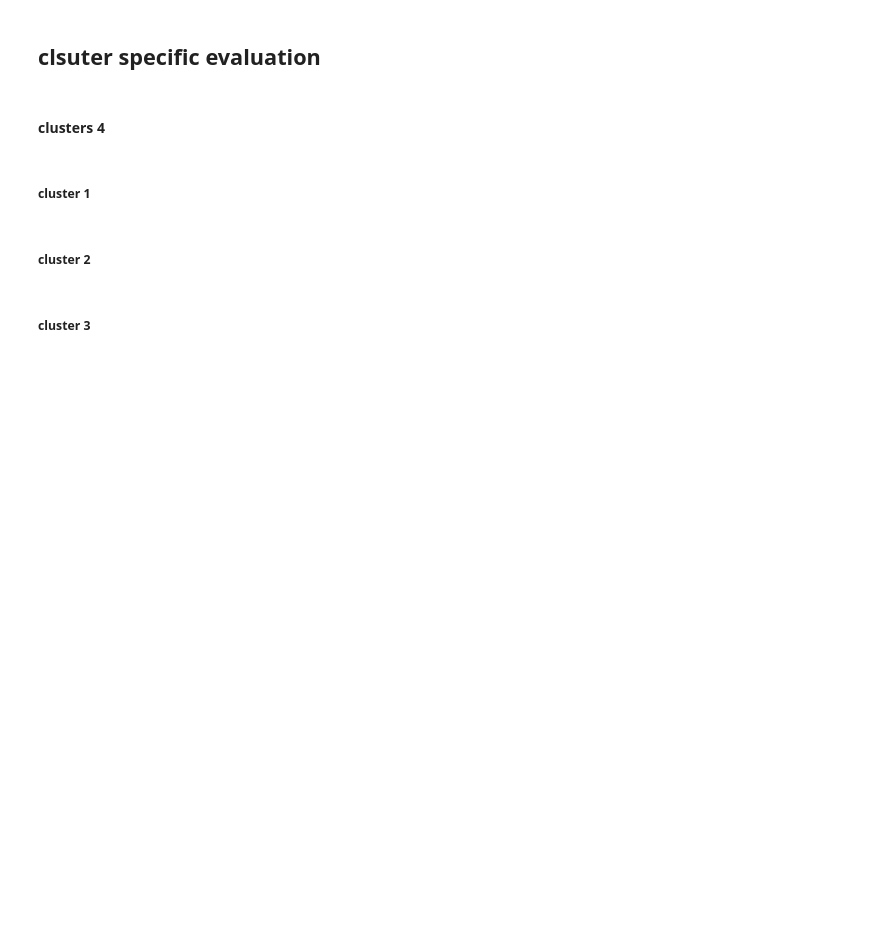
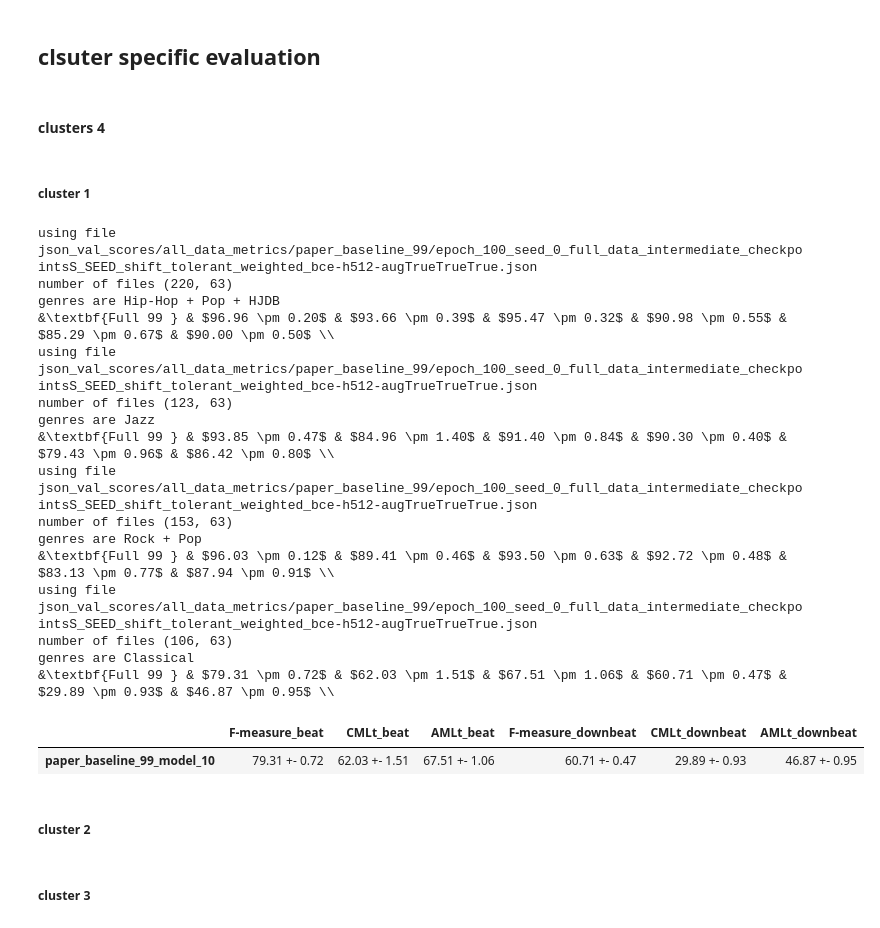
Before and after one commit to PulyaPolya/beat_this, a Jupyter notebook: results_evaluation.ipynb, the cells around one changed output. Saved outputs shown, nothing was run; the diff lists cells and outputs as text; code cells hidden in the pictures; blank space fills up the shorter version.

```diff
--- a/results_evaluation.ipynb
+++ b/results_evaluation.ipynb
@@ -1908,24 +1908,47 @@ res
 # %%
 json_path = "json_val_scores"
 name = ""
-decimals = 3
+decimals = 2
+trial= 10
 seeds = [0,1,2,3,4,5,6,7,8,9]
 extrat_std = True
-cluster = 2
+cluster = 1
 cluster_config="clusters4_layer12"
 df_path="data_cluster_assignments/df_cmeans_12_4clusters_new.csv"
-scores, genres = get_restults_per_cluster(
-            json_path, cluster=cluster, seeds=seeds,  subfolder = "all_data_metrics", filter_files=True,
-            df_path=df_path, full=False, name = f"paper_baseline_99"
+for cluster in [1,2,3,4]:
+    scores, genres = get_restults_per_cluster(
+                json_path, cluster=cluster, seeds=seeds,  subfolder = "all_data_metrics", filter_files=True,
+                df_path=df_path, full=False, name = f"paper_baseline_99"
 
-        )
-if len(seeds) >1:
-    res = extract_mean_std(scores, trial = trial, extract_std=extrat_std, decimals = decimals, name = f"paper_baseline_99")
+            )
+    if len(seeds) >1:
+        res = extract_mean_std(scores, trial = trial, extract_std=extrat_std, decimals = decimals, name = f"paper_baseline_99")
+    res
+    columns =["F-measure", "AMLt","CMLt"]
+    cols = [col for col in res.columns if any(c in col for c in columns)]
+    res = res[cols[:-1]]
+    for row in df_to_latex_rows(res, rename_idx=[  "Full 99 " ], bold_index = True, pm= True, bold_difference=False, bold_baseline_if_best= False, bold_max_per_col=False):
+        print("&" + row)
 res
-columns =["F-measure", "AMLt","CMLt", "ACR_L2_any"]
-cols = [col for col in res.columns if any(c in col for c in columns)]
-res = res[cols[:-1]]
-res
+# %% [output]
+using file   json_val_scores/all_data_metrics/paper_baseline_99/epoch_100_seed_0_full_data_intermediate_checkpointsS_SEED_shift_tolerant_weighted_bce-h512-augTrueTrueTrue.json
+number of files (220, 63)
+genres are Hip-Hop + Pop + HJDB
+&\textbf{Full 99 } & $96.96 \pm 0.20$ & $93.66 \pm 0.39$ & $95.47 \pm 0.32$ & $90.98 \pm 0.55$ & $85.29 \pm 0.67$ & $90.00 \pm 0.50$ \\
+using file   json_val_scores/all_data_metrics/paper_baseline_99/epoch_100_seed_0_full_data_intermediate_checkpointsS_SEED_shift_tolerant_weighted_bce-h512-augTrueTrueTrue.json
+number of files (123, 63)
+genres are Jazz
+&\textbf{Full 99 } & $93.85 \pm 0.47$ & $84.96 \pm 1.40$ & $91.40 \pm 0.84$ & $90.30 \pm 0.40$ & $79.43 \pm 0.96$ & $86.42 \pm 0.80$ \\
+using file   json_val_scores/all_data_metrics/paper_baseline_99/epoch_100_seed_0_full_data_intermediate_checkpointsS_SEED_shift_tolerant_weighted_bce-h512-augTrueTrueTrue.json
+number of files (153, 63)
+genres are Rock + Pop
+&\textbf{Full 99 } & $96.03 \pm 0.12$ & $89.41 \pm 0.46$ & $93.50 \pm 0.63$ & $92.72 \pm 0.48$ & $83.13 \pm 0.77$ & $87.94 \pm 0.91$ \\
+using file   json_val_scores/all_data_metrics/paper_baseline_99/epoch_100_seed_0_full_data_intermediate_checkpointsS_SEED_shift_tolerant_weighted_bce-h512-augTrueTrueTrue.json
+number of files (106, 63)
+genres are Classical
+&\textbf{Full 99 } & $79.31 \pm 0.72$ & $62.03 \pm 1.51$ & $67.51 \pm 1.06$ & $60.71 \pm 0.47$ & $29.89 \pm 0.93$ & $46.87 \pm 0.95$ \\
+|  | F-measure_beat | CMLt_beat | AMLt_beat | F-measure_downbeat | CMLt_downbeat | AMLt_downbeat |
+| paper_baseline_99_model_10 | 79.31 +- 0.72 | 62.03 +- 1.51 | 67.51 +- 1.06 | 60.71 +- 0.47 | 29.89 +- 0.93 | 46.87 +- 0.95 |
 # %%
 json_path = "json_test_scores"
 trial= 10
```
Also changed, not shown: parts of 7 cells of this notebook.
